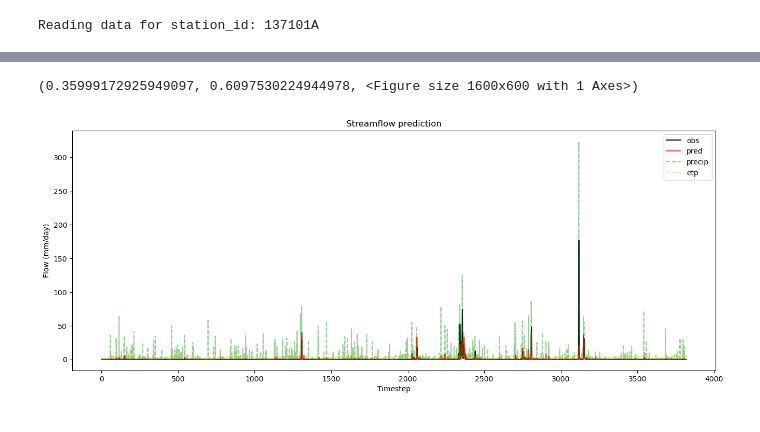
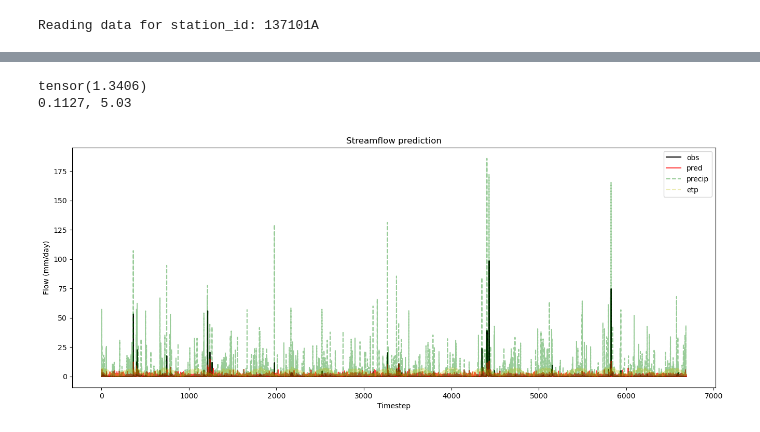
Before and after one commit to arpit-kapoor/hybrid-gr4j, a Jupyter notebook: notebooks/modelling/hygr4j_rnn_hyperopt.ipynb, the cells around one changed output, grey strips where cells are left out. Cells and saved outputs as stored; diff of their text form; code cells hidden in the pictures.

```diff
--- a/notebooks/modelling/hygr4j_rnn_hyperopt.ipynb
+++ b/notebooks/modelling/hygr4j_rnn_hyperopt.ipynb
@@ -30,9 +30,9 @@ data_dir = '/data/camels/aus/'
 sub_dir = 'no-scale'
 station_id = '137101A'
 run_dir = '/project/results/hygr4j'
-lr = 0.004
+lr = 0.002
 
-N_EPOCHS = 50
+N_EPOCHS = 100
 BATCH_SIZE = 256
 
 INPUT_DIM = 9
@@ -84,7 +84,7 @@ prod_out_test = prod_store(X_test, include_x=True)[0]
 X_test, y_test = create_sequence(prod_out_test, y_test, window_size=4)
 
 X_train, X_val, y_train, y_val = train_test_split(X_train, y_train,
-                                                  test_size=0.20, shuffle=False)
+                                                  test_size=0.25, shuffle=False)
 
 # Create train dataset and loader
 train_ds = torchdata.TensorDataset(X_train, y_train)
@@ -114,8 +114,8 @@ if not os.path.exists(plot_dir):
 # %%
 def define_model(trial):
     n_layers = trial.suggest_int("n_layers", 1, 3)
-    hidden_dim = trial.suggest_int("hidden_dim", 32, 128, step=16)
-    p = trial.suggest_float("dropout", 0.0, 0.3)
+    hidden_dim = trial.suggest_int("hidden_dim", 32, 128, step=32)
+    p = 0.0 #trial.suggest_float("dropout", 0.0, 0.1)
 
     model = RNN(input_dim=INPUT_DIM,
             hidden_dim=hidden_dim,
@@ -177,7 +177,7 @@ def evaluate_preds(model, ds, batch_size, x_scaler=None, y_scaler=None, plot=Tru
     Q_hat = np.clip(np.concatenate(Q_hat, axis=0).flatten(), 0, None)
 
 
-    return evaluate(P, ET, Q, Q_hat, plot=plot)
+    return evaluate(P, ET, Q, Q_hat, plot=plot), Q, Q_hat
 # %%
 def objective(trial, return_model=False):
     # Generate the model.
@@ -315,5 +302,0 @@ evaluate_preds(model, val_ds, batch_size=BATCH_SIZE)
-# %%
-evaluate_preds(model, test_ds, batch_size=BATCH_SIZE)
-# %% [output]
-(0.35999172925949097, 0.6097530224944978, <Figure size 1600x600 with 1 Axes>)
-[figure, removed]
@@ -319,0 +306,8 @@ evaluate_preds(model, test_ds, batch_size=BATCH_SIZE)
+# %%
+print(val_step(model, loss_fn=nn.MSELoss(), dl=train_dl))
+(nse_train, nnse_train, _), Q_train, Q_train_hat = evaluate_preds(model, train_ds, batch_size=BATCH_SIZE)
+print(f"{nse_train:.4f}, {mse(Q_train, Q_train_hat):.2f}")
+# %% [output]
+tensor(1.3406)
+0.1127, 5.03
+[figure, added]
```
Also changed, not shown: parts of 13 cells of this notebook, 3 other files.
